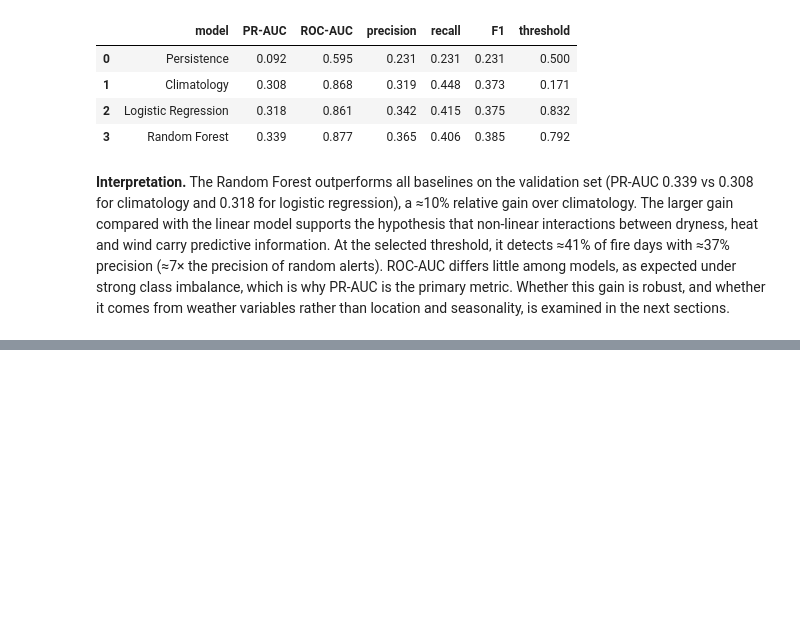
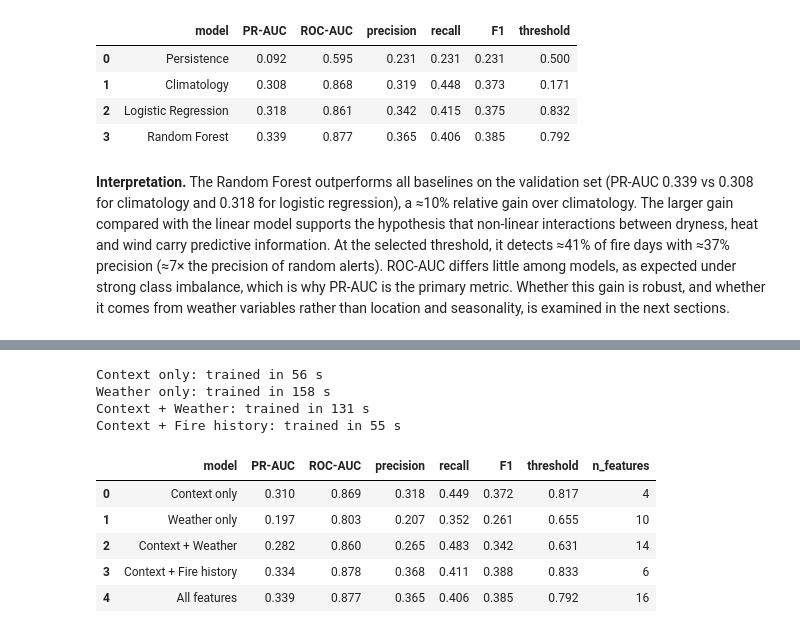
Before and after one commit to MonnikLuianne/wildfire-risk-piaui, a Jupyter notebook: wildfire_risk_piaui.ipynb, the cells around one changed output, grey strips where cells are left out. Cells and saved outputs as stored; diff of their text form; code cells hidden in the pictures; blank space fills up the shorter version.

```diff
--- a/wildfire_risk_piaui.ipynb
+++ b/wildfire_risk_piaui.ipynb
@@ -501,0 +561,45 @@ rather than location and seasonality, is examined in the next sections.
+# %%
+WEATHER = [f"{c}_lag1" for c in weather_cols] + ["rain_7d", "rain_30d", "rh_mean_7d", "tmax_mean_7d", "dry_days"]
+FIRE_HIST = ["fire_lag1", "fire_7d"]
+CONTEXT = ["month_sin", "month_cos", "latitude", "longitude"]
+
+configs = {
+    "Context only": CONTEXT,
+    "Weather only": WEATHER,
+    "Context + Weather": CONTEXT + WEATHER,
+    "Context + Fire history": CONTEXT + FIRE_HIST,
+    "All features": CONTEXT + WEATHER + FIRE_HIST,
+}
+
+def make_rf():
+    return RandomForestClassifier(
+        n_estimators=200, min_samples_leaf=50, max_features="sqrt", max_samples=0.3,
+        class_weight="balanced_subsample", n_jobs=-1, random_state=SEED,
+    )
+
+ablation = []
+for name, feats in configs.items():
+    if name == "All features":
+        scores = s_rf_val  # already trained in Section 8
+    else:
+        start = time.time()
+        model = make_rf().fit(train[feats], y_train)
+        scores = model.predict_proba(val[feats])[:, 1]
+        print(f"{name}: trained in {time.time() - start:.0f} s")
+    row = evaluate(name, y_val, scores, best_threshold(y_val, scores))
+    row["n_features"] = len(feats)
+    ablation.append(row)
+
+ablation_df = pd.DataFrame(ablation).round(3)
+ablation_df
+# %% [output]
+Context only: trained in 56 s
+Weather only: trained in 158 s
+Context + Weather: trained in 131 s
+Context + Fire history: trained in 55 s
+|  | model | PR-AUC | ROC-AUC | precision | recall | F1 | threshold | n_features |
+| 0 | Context only | 0.310 | 0.869 | 0.318 | 0.449 | 0.372 | 0.817 | 4 |
+| 1 | Weather only | 0.197 | 0.803 | 0.207 | 0.352 | 0.261 | 0.655 | 10 |
+| 2 | Context + Weather | 0.282 | 0.860 | 0.265 | 0.483 | 0.342 | 0.631 | 14 |
+| 3 | Context + Fire history | 0.334 | 0.878 | 0.368 | 0.411 | 0.388 | 0.833 | 6 |
+| 4 | All features | 0.339 | 0.877 | 0.365 | 0.406 | 0.385 | 0.792 | 16 |
```
Also changed, not shown: parts of 5 cells of this notebook.
